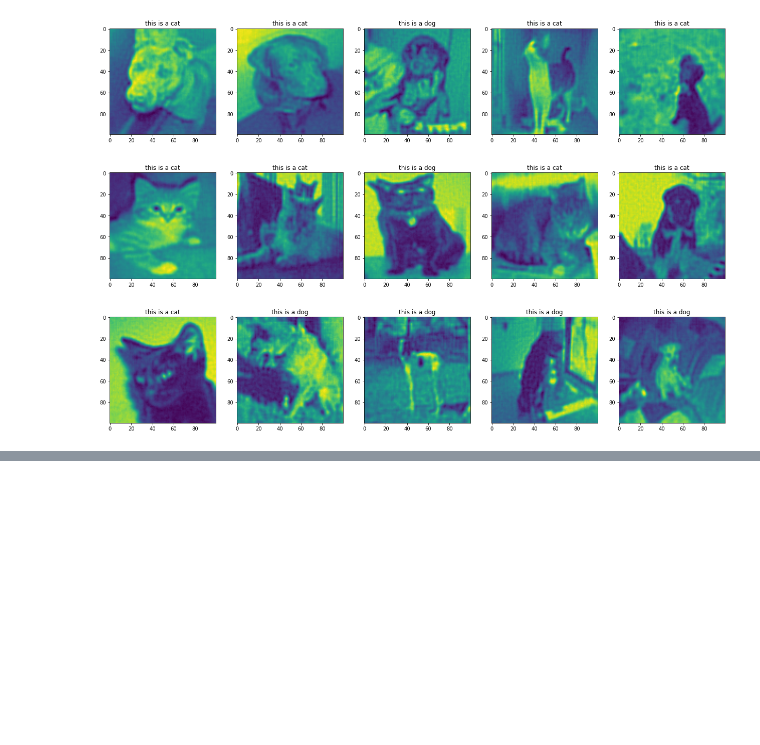
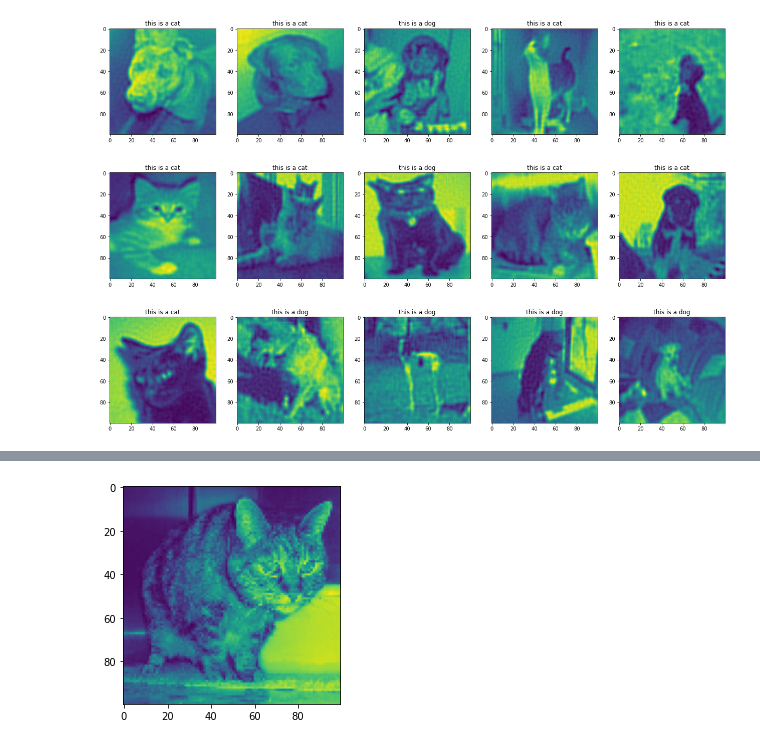
Before and after one commit to LiorBreitman8234/ML_SEM2, a Jupyter notebook: Cats_Dogs.ipynb, the cells around one changed output, grey strips where cells are left out. Cells and saved outputs as stored; diff of their text form; code cells hidden in the pictures; blank space fills up the shorter version.

```diff
--- a/Cats_Dogs.ipynb
+++ b/Cats_Dogs.ipynb
@@ -301,0 +285,9 @@ for row in range(3):
+# %%
+pixels = np.ndarray((len(tests),10000)) #10000 = 100*100
+i =0
+for path in tests:
+    image = cv2.imread(path,0)#0 means we read the images as gray scale (like Fashion-Mnist)
+    image = cv2.resize(image,(100,100))# to fit to size 10000
+    data = image.flatten()
+    pixels[i] = data
+    i = i+1
@@ -301,0 +305,6 @@ for row in range(3):
+# %%
+plt.figure()
+plt.imshow(pixels[index].reshape(100,100))
+plt.show()
+# %% [output]
+[figure, added]
```
Also changed, not shown: parts of 11 cells of this notebook, 1 other file.
